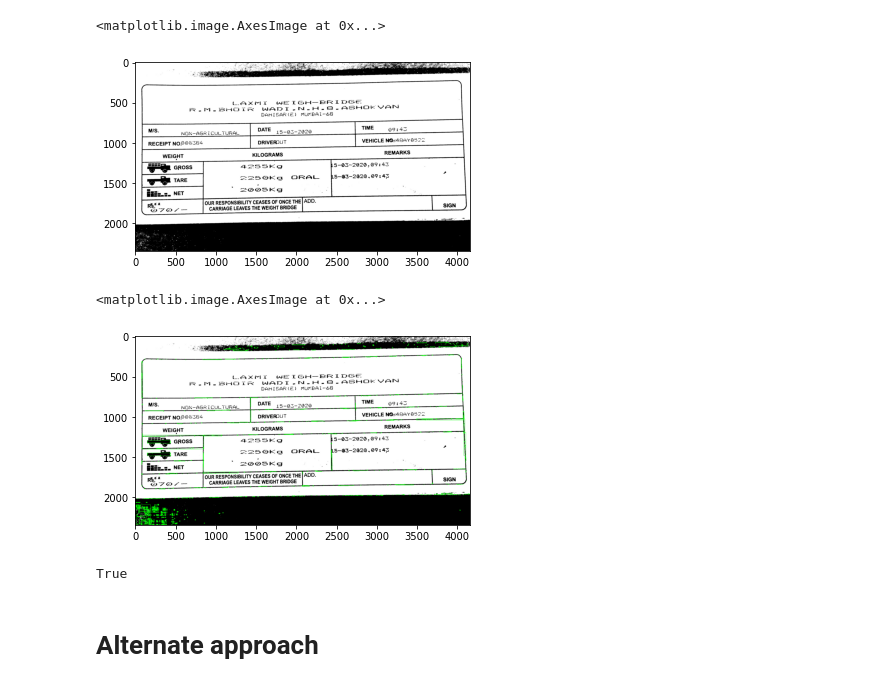
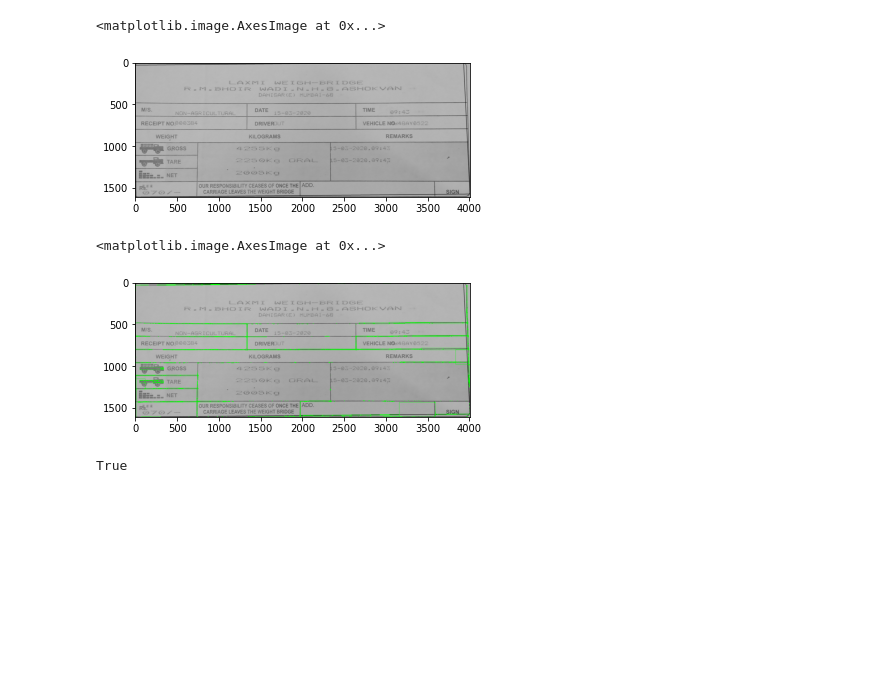
Before and after one commit to YogeshUpdhyay/OCR, a Jupyter notebook: eda/cell.ipynb, the cells around one changed output. Cells and saved outputs as stored; diff of their text form; code cells hidden in the pictures; blank space fills up the shorter version.

```diff
--- a/eda/cell.ipynb
+++ b/eda/cell.ipynb
@@ -112,11 +112,11 @@ for i in range(len(row)):
         lis[indexing].append(row[i][j])
     finalboxes.append(lis)
 # %%
-bin_img = cv2.imread("../sample_binary.jpg")
+bin_img = cv2.imread("../sample_cropped.jpg")
 plt.imshow(bin_img)
 # %% [output]
 <matplotlib.image.AxesImage at 0x...>
-[figure, old version]
+[figure, new version]
 # %%
 #from every single image-based cell/box the strings are extracted via pytesseract and stored in a list
 outer=[]
@@ -129,7 +129,7 @@ for i in range(len(finalboxes)):
         else:
             for k in range(len(finalboxes[i][j])):
                 y,x,w,h = finalboxes[i][j][k][0],finalboxes[i][j][k][1], finalboxes[i][j][k][2],finalboxes[i][j][k][3]
-                if (w*h > 1000):
+                if (w*h > 5000):
                     crop = bin_img[x:x+h, y:y+w]
                     cv2.imwrite("{}.jpg".format(str(no)), crop)
                     no += 1
@@ -137,10 +137,8 @@ for i in range(len(finalboxes)):
 plt.imshow(image)
 # %% [output]
 <matplotlib.image.AxesImage at 0x...>
-[figure, old version]
+[figure, new version]
 # %%
 cv2.imwrite("../cells.jpg", image)
 # %% [output]
 True
-# %% [markdown]
-# Alternate approach
```
Also changed, not shown: parts of 16 cells of this notebook, 5 other files.
